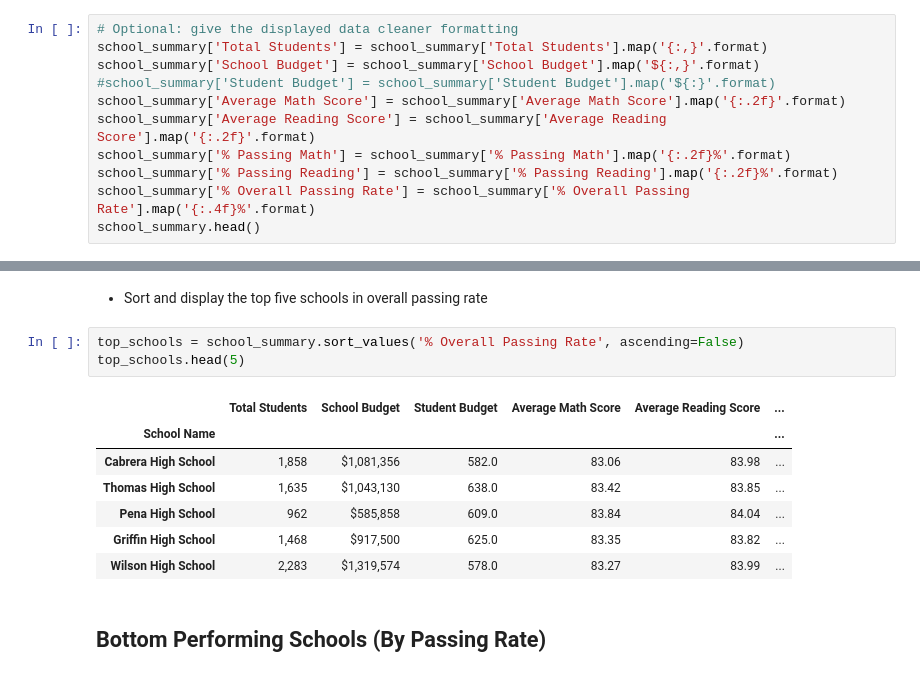
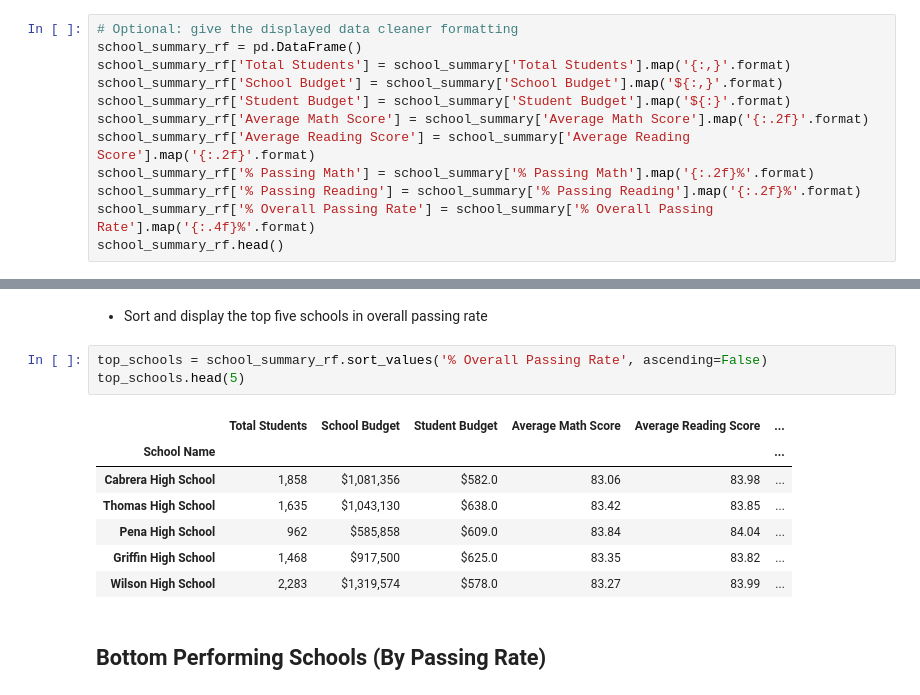
Before and after one commit to lweislo/Homework-4, a Jupyter notebook: weislo_pandas.ipynb, the cells around one changed output, grey strips where cells are left out. Cells and saved outputs as stored; diff of their text form.

```diff
--- a/weislo_pandas.ipynb
+++ b/weislo_pandas.ipynb
@@ -193,15 +193,16 @@ school_summary
 | Wright High School | 1800 | 1049400 | 583.0 | 83.682222 | 83.955000 | ... |
 # %%
 # Optional: give the displayed data cleaner formatting
-school_summary['Total Students'] = school_summary['Total Students'].map('{:,}'.format)
-school_summary['School Budget'] = school_summary['School Budget'].map('${:,}'.format)
-#school_summary['Student Budget'] = school_summary['Student Budget'].map('${:}'.format)
-school_summary['Average Math Score'] = school_summary['Average Math Score'].map('{:.2f}'.format)
-school_summary['Average Reading Score'] = school_summary['Average Reading Score'].map('{:.2f}'.format)
-school_summary['% Passing Math'] = school_summary['% Passing Math'].map('{:.2f}%'.format)
-school_summary['% Passing Reading'] = school_summary['% Passing Reading'].map('{:.2f}%'.format)
-school_summary['% Overall Passing Rate'] = school_summary['% Overall Passing Rate'].map('{:.4f}%'.format)
-school_summary.head()
+school_summary_rf = pd.DataFrame()
+school_summary_rf['Total Students'] = school_summary['Total Students'].map('{:,}'.format)
+school_summary_rf['School Budget'] = school_summary['School Budget'].map('${:,}'.format)
+school_summary_rf['Student Budget'] = school_summary['Student Budget'].map('${:}'.format)
+school_summary_rf['Average Math Score'] = school_summary['Average Math Score'].map('{:.2f}'.format)
+school_summary_rf['Average Reading Score'] = school_summary['Average Reading Score'].map('{:.2f}'.format)
+school_summary_rf['% Passing Math'] = school_summary['% Passing Math'].map('{:.2f}%'.format)
+school_summary_rf['% Passing Reading'] = school_summary['% Passing Reading'].map('{:.2f}%'.format)
+school_summary_rf['% Overall Passing Rate'] = school_summary['% Overall Passing Rate'].map('{:.4f}%'.format)
+school_summary_rf.head()
 # %% [output]
 |  | Total Students | School Budget | Student Budget | Average Math Score | Average Reading Score | ... |
 | School Name |  |  |  |  |  | ... |
@@ -215,16 +216,16 @@ school_summary.head()
 # %% [markdown]
 * Sort and display the top five schools in overall passing rate
 # %%
-top_schools = school_summary.sort_values('% Overall Passing Rate', ascending=False)
+top_schools = school_summary_rf.sort_values('% Overall Passing Rate', ascending=False)
 top_schools.head(5)
 # %% [output]
 |  | Total Students | School Budget | Student Budget | Average Math Score | Average Reading Score | ... |
 | School Name |  |  |  |  |  | ... |
-| Cabrera High School | 1,858 | $1,081,356 | 582.0 | 83.06 | 83.98 | ... |
-| Thomas High School | 1,635 | $1,043,130 | 638.0 | 83.42 | 83.85 | ... |
-| Pena High School | 962 | $585,858 | 609.0 | 83.84 | 84.04 | ... |
-| Griffin High School | 1,468 | $917,500 | 625.0 | 83.35 | 83.82 | ... |
-| Wilson High School | 2,283 | $1,319,574 | 578.0 | 83.27 | 83.99 | ... |
+| Cabrera High School | 1,858 | $1,081,356 | $582.0 | 83.06 | 83.98 | ... |
+| Thomas High School | 1,635 | $1,043,130 | $638.0 | 83.42 | 83.85 | ... |
+| Pena High School | 962 | $585,858 | $609.0 | 83.84 | 84.04 | ... |
+| Griffin High School | 1,468 | $917,500 | $625.0 | 83.35 | 83.82 | ... |
+| Wilson High School | 2,283 | $1,319,574 | $578.0 | 83.27 | 83.99 | ... |
 # %% [markdown]
 ## Bottom Performing Schools (By Passing Rate)
 # %% [markdown]
```
Also changed, not shown: parts of 10 cells of this notebook.
